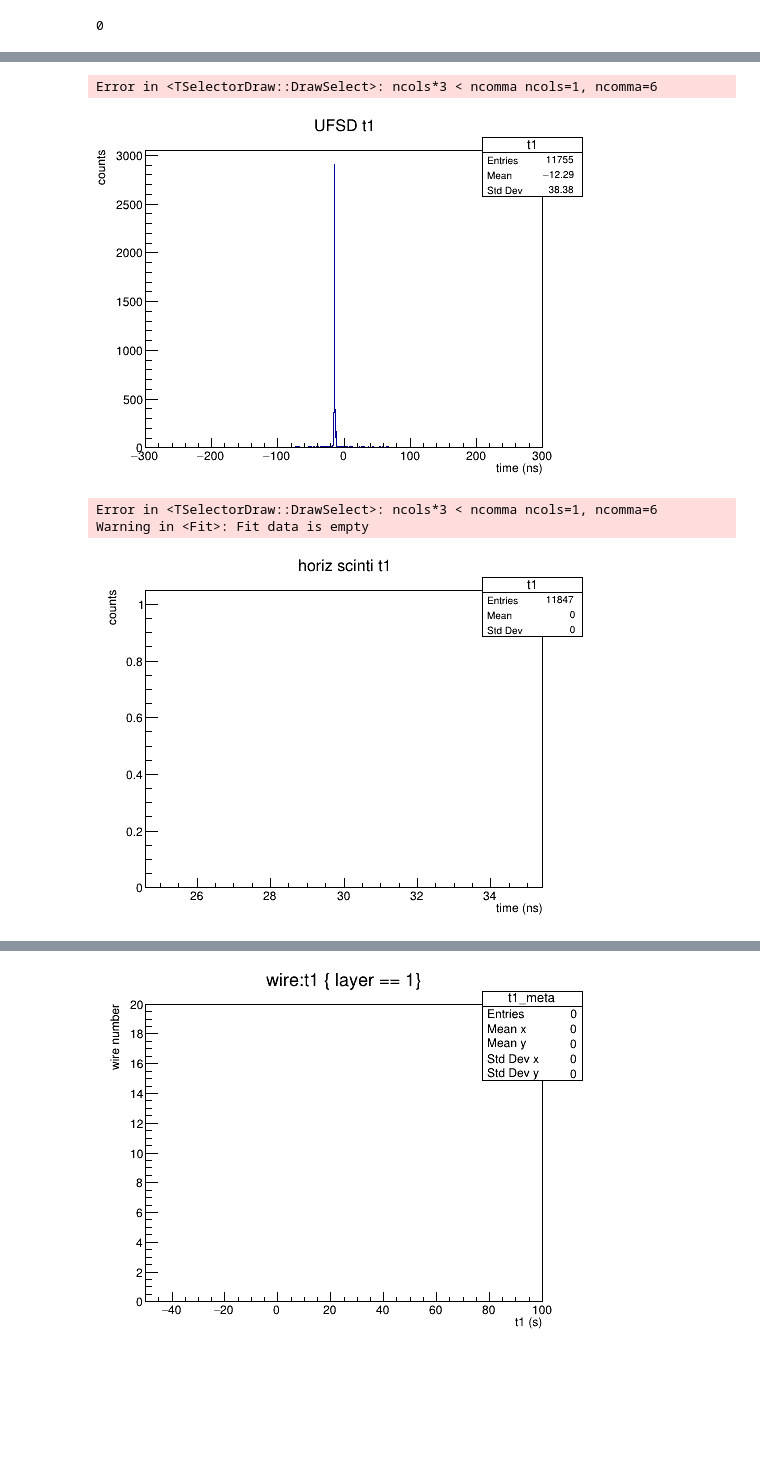
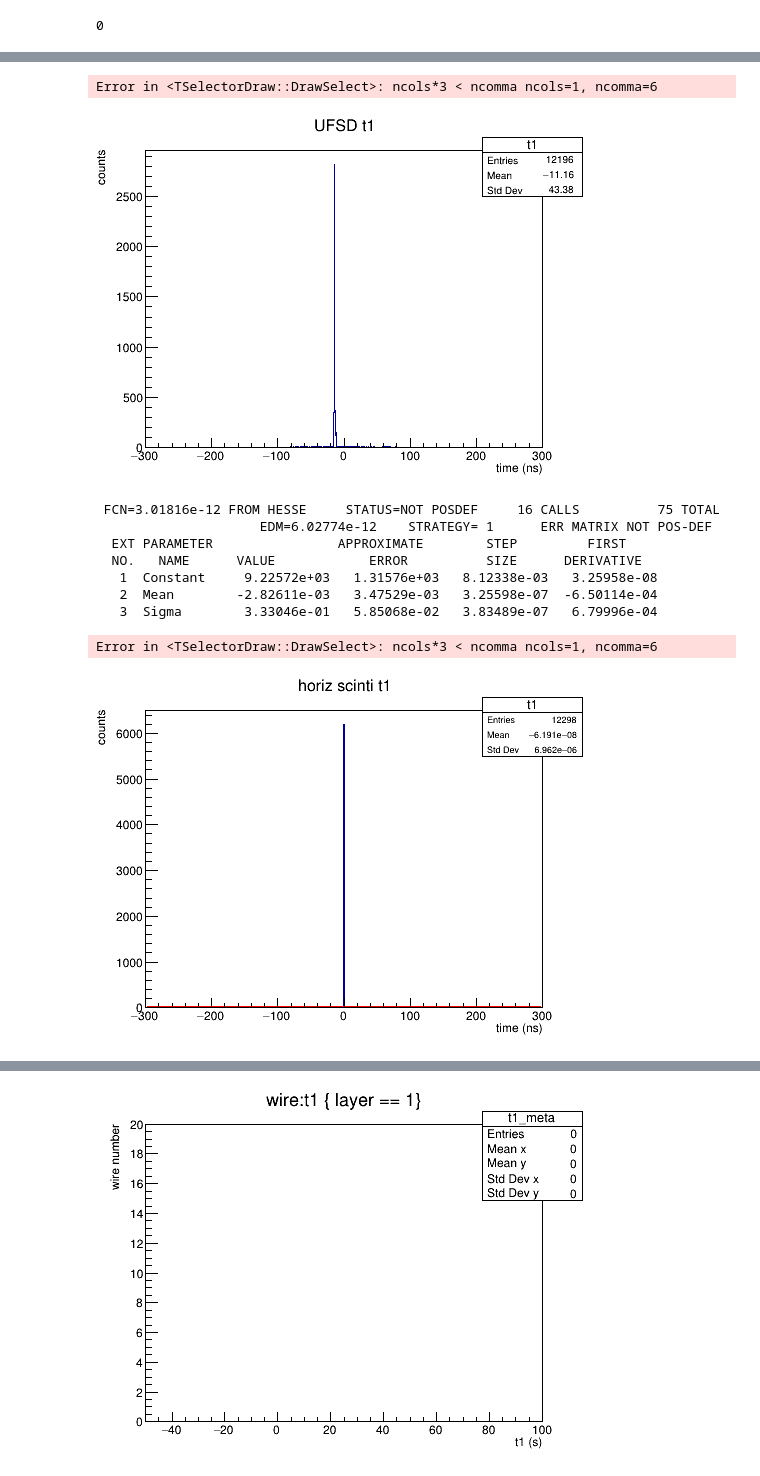
Before and after one commit to acidbourbon/PT_full_system, a Jupyter notebook: workdir/jupyter/quick_ana_2021.ipynb, the cells around one changed output, grey strips where cells are left out. Saved outputs shown, nothing was run; the diff lists cells and outputs as text; code cells hidden in the pictures; blank space fills up the shorter version.

```diff
--- a/workdir/jupyter/quick_ana_2021.ipynb
+++ b/workdir/jupyter/quick_ana_2021.ipynb
@@ -38,7 +38,7 @@ possible_file_names = [
 ]
 
 # id="ID202"
-id="ID214"
+id="ID7"
 # x scan trafo board
 #id="id051b15"
 #id="id051b30"
@@ -79,4 +79,5 @@ if fresh:
 
 #if use_newest:
  # os.system("cp /workdir/joint_tree.root {:s}/".format(data_dir))
+file=file_list[0]
 # %% [output]
@@ -140,26 +141,33 @@ t1.GetYaxis().SetTitle("counts")
 c.Draw()
 # %% [output]
 Error in <TSelectorDraw::DrawSelect>: ncols*3 < ncomma ncols=1, ncomma=6
-[figure, old version]
+[figure, new version]
 # %%
 chan = 35050
 tree.Draw("t1>>t1(1000,-300,300,{:d},{:d},{:d})".format(disp_channels,tdc*100,tdc*100+disp_channels),"chan=={:d}".format(chan),"colz")
 t1=f.Get("t1")
 t1.SetTitle("horiz scinti t1")
 t1.GetXaxis().SetTitle("time (ns)")
 t1.GetYaxis().SetTitle("counts")
 
-t1.GetXaxis().SetRangeUser(25,35)
+#t1.GetXaxis().SetRangeUser(25,35)
 t1.Draw()
 t1.Fit("gaus")
+
 c.Draw()
 
 
 c.Draw()
 # %% [output]
-Error in <TSelectorDraw::DrawSelect>: ncols*3 < ncomma ncols=1, ncomma=6
-Warning in <Fit>: Fit data is empty
+ FCN=3.01816e-12 FROM HESSE     STATUS=NOT POSDEF     16 CALLS          75 TOTAL
+                     EDM=6.02774e-12    STRATEGY= 1      ERR MATRIX NOT POS-DEF
+  EXT PARAMETER                APPROXIMATE        STEP         FIRST
+  NO.   NAME      VALUE            ERROR          SIZE      DERIVATIVE
+   1  Constant     9.22572e+03   1.31576e+03   8.12338e-03   3.25958e-08
+   2  Mean        -2.82611e-03   3.47529e-03   3.25598e-07  -6.50114e-04
+   3  Sigma        3.33046e-01   5.85068e-02   3.83489e-07   6.79996e-04
+Error in <TSelectorDraw::DrawSelect>: ncols*3 < ncomma ncols=1, ncomma=6
-[figure, old version]
+[figure, new version]
 # %%
 ##################################################
 ##             overview TDC 0x0350              ##
```
Also changed, not shown: parts of 15 cells of this notebook, 19 other files.
